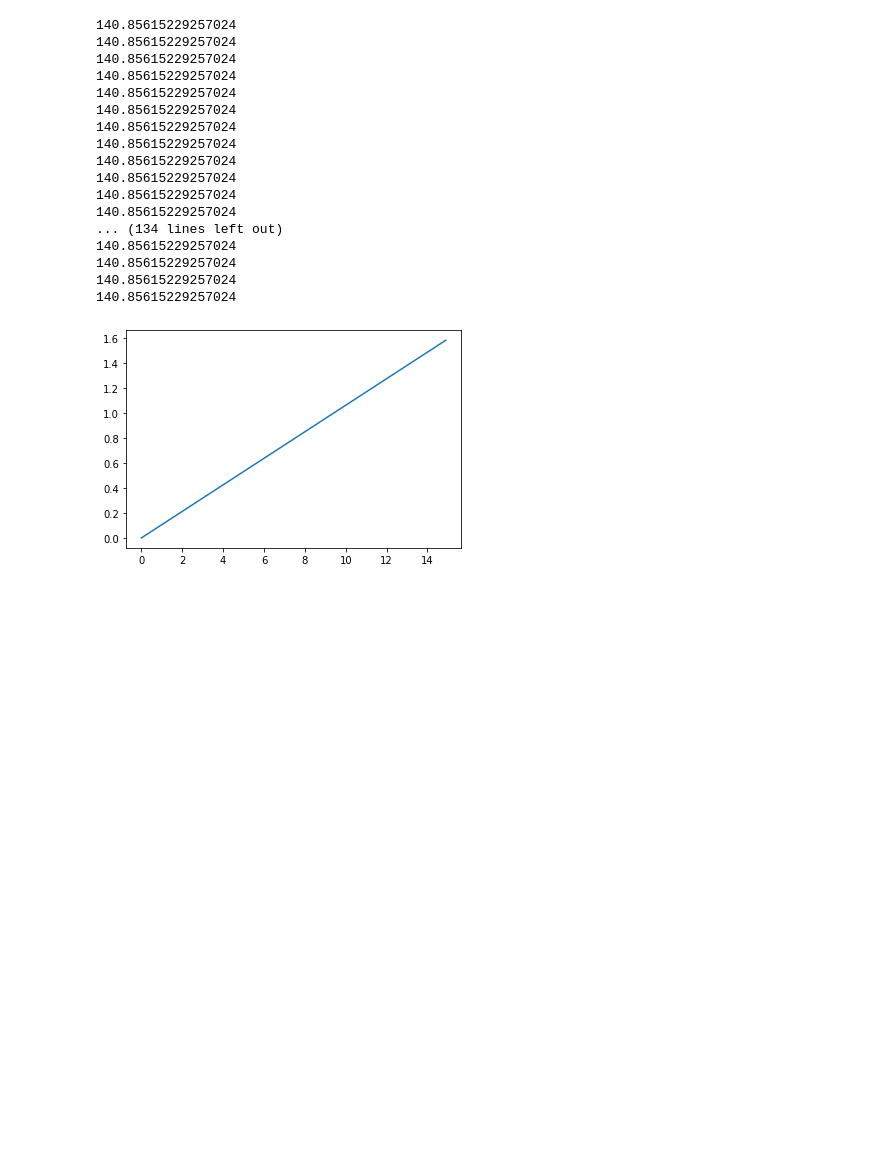
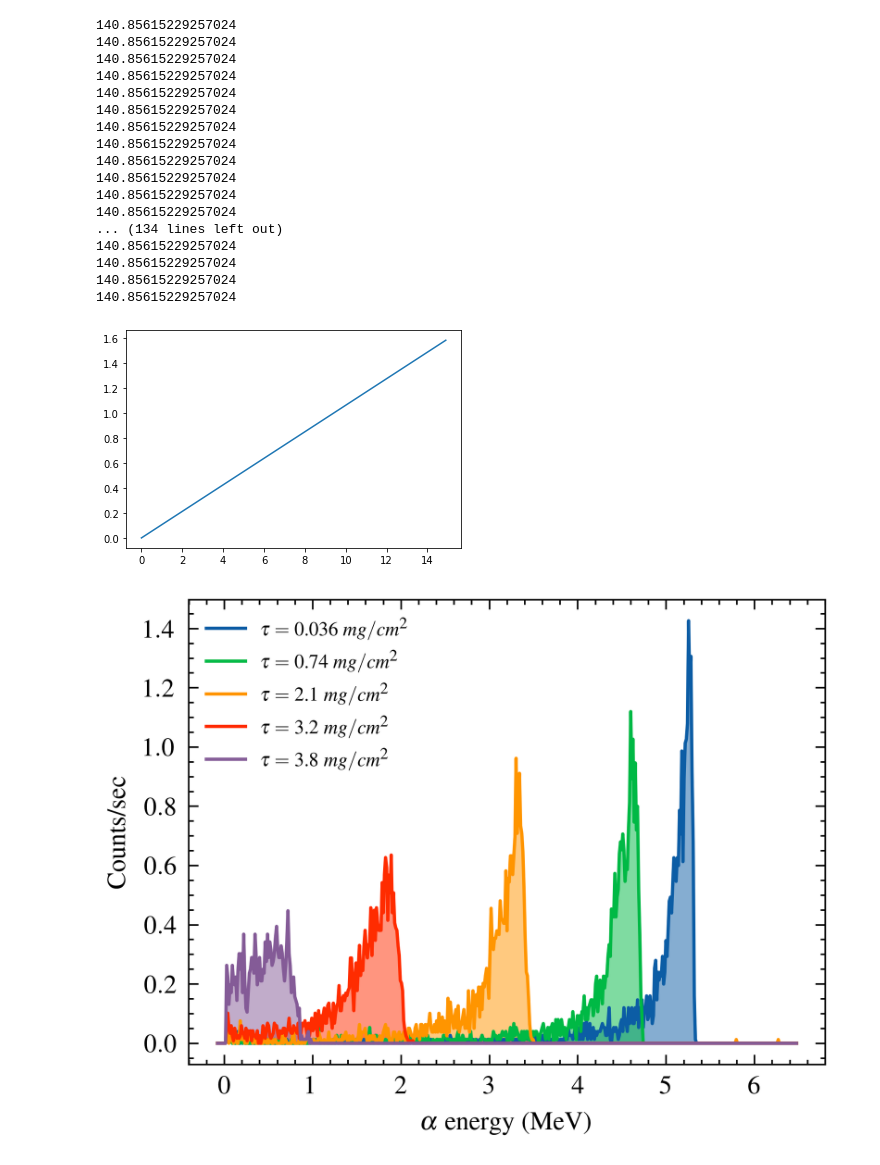
Before and after one commit to wabo225/AlphaSpectroscopy, a Jupyter notebook: AlphaSpectroscopy/tabulate.ipynb, the cells around one changed output. Cells and saved outputs as stored; diff of their text form; code cells hidden in the pictures; blank space fills up the shorter version.

```diff
--- a/AlphaSpectroscopy/tabulate.ipynb
+++ b/AlphaSpectroscopy/tabulate.ipynb
@@ -77,3 +77,34 @@ plt.show()
 140.85615229257024
 140.85615229257024
 [figure]
+# %%
+import cal
+from arealDensity import *
+filenames = ['datafiles/spectrum7.Spe',
+            'datafiles/spectrum118.Spe',
+            'datafiles/spectrum327.Spe',
+            'datafiles/spectrum504.Spe',
+            'datafiles/spectrum606.Spe']
+for file in filenames:
+    data = mca.extract_data(file)
+
+    # print('\n   From file :', filename, '\n')
+    # print('        Date :', data['date'])
+    # print('           T :', data['temperature'], '(C)')
+    # print('           R :', data['R'], '(counts/sec)')
+    # print('    Pressure :', data['pressure'], '(torr)')
+    # print('Peak channel :', data['peak_channel'])
+    # print('       σ_E_p :', data['σ_E_p'], ('MeV'))
+    # print(' Peak Energy :', data['E_p'], '(Mev)')    # print('        FWHM :', data['FWHM'], '(Mev)')
+
+    ch = np.arange(len(data['data']))
+    plt.plot(cal.E(ch), data['data']/data['meas_live'], '-', label=rf'$\tau = $ {τ(data["pressure"], data["temperature"], 0.2)(4) :.2} $mg/cm^2$')
+    plt.fill_between(cal.E(ch), data['data']/data['meas_live'], alpha=0.5)
+
+plt.style.use('ieee')
+plt.xlabel(r'$\alpha$ energy (MeV)')
+plt.ylabel(r'Counts/sec')
+plt.legend(prop={'size': 6})
+plt.show()
+# %% [output]
+[figure, added]
```
Also changed, not shown: parts of 3 cells of this notebook, 15 other files.
